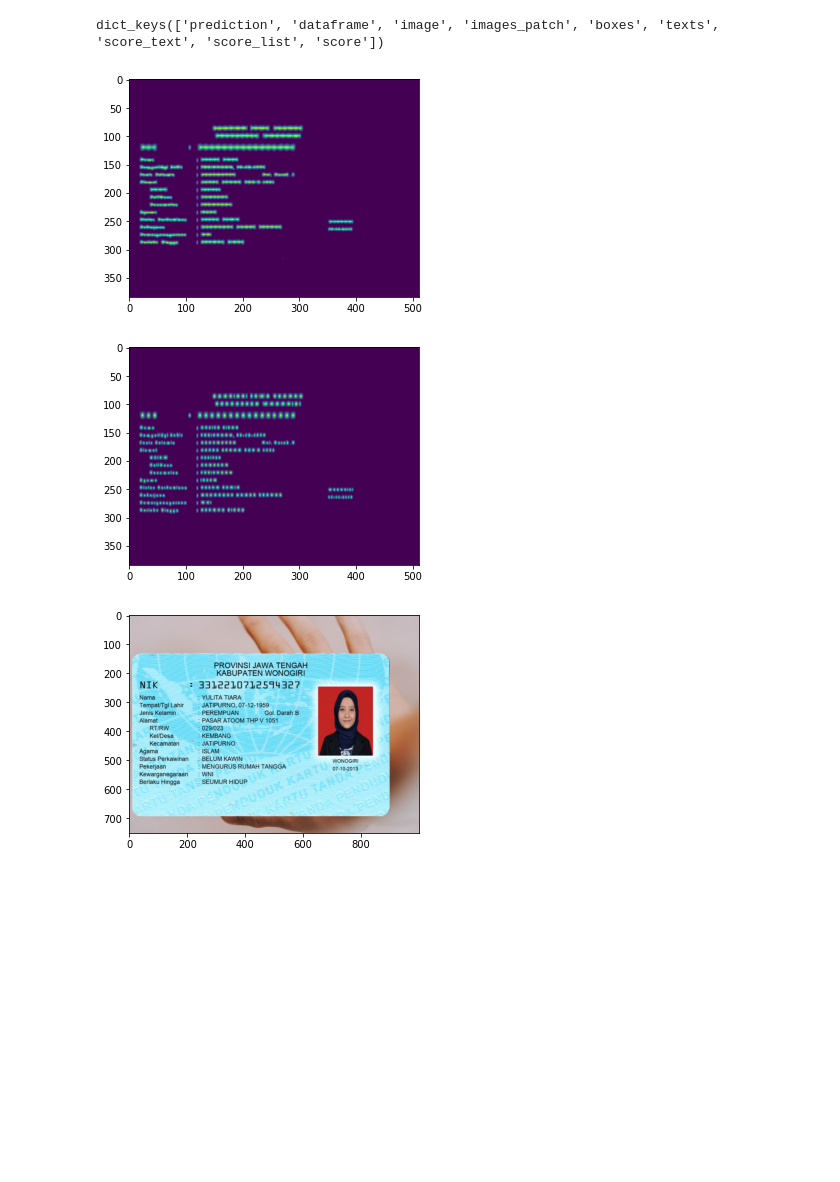
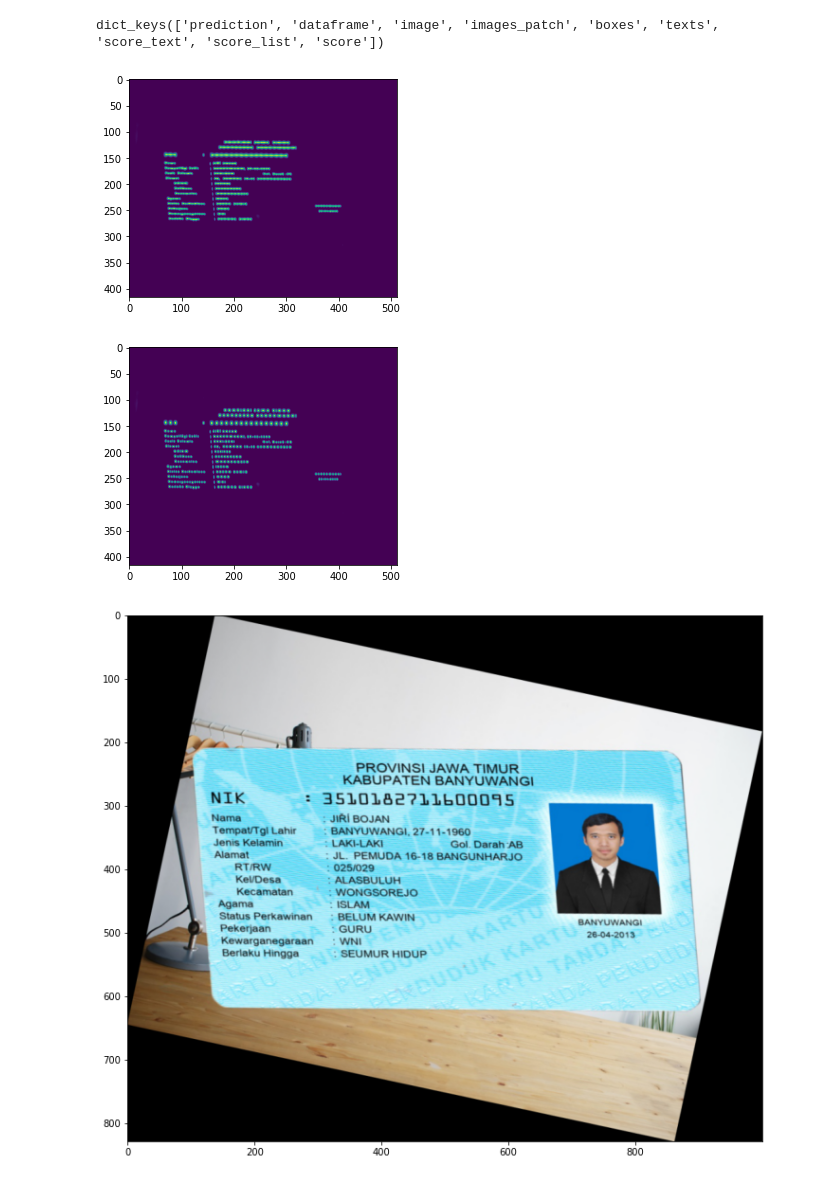
Before and after one commit to nunenuh/iqradre, a Jupyter notebook: notebook/IDCard.ipynb, the cells around one changed output. Drawn from its saved outputs; the diff is of its cells as text; code cells hidden in the pictures; blank space fills up the shorter version.

```diff
--- a/notebook/IDCard.ipynb
+++ b/notebook/IDCard.ipynb
@@ -14,6 +14,7 @@ import imutils
 # %%
 %%time
 config = {
+    'segmentor': f'../weights/segment/unet_sfeat32.pth',
     'detector': f'../weights/detect/craft_ktp_ohem.pth.tar',
     'recognitor': f'../weights/recog/ocrnet_pretrained_ktp.pth',
     'extractor': f'../weights/extract/layoutlm_v2.pth',
@@ -34,6 +35,6 @@ Wall time: 13.4 s
 # %%
 %%time
-# impath = 'images/testktp/test_ktp1.jpg'
-impath = '/data/idcard/combined/1606753021/100387_image.jpg'
+# impath = 'images/testktp/201809051058-1_4.jpeg'
+impath = '/data/idcard/combined/sampled/14907_image.jpg'
 pred_data = idcard.predict(impath)
 # %% [output]
@@ -46,15 +47,16 @@ dict_keys(['prediction', 'dataframe', 'image', 'images_patch', 'boxes', 'texts',
 # %%
 plt.imshow(pred_data['score']);plt.show()
 # %% [output]
-[figure, old version]
+[figure, new version]
 # %%
 plt.imshow(pred_data['score_text']);plt.show()
 # %% [output]
-[figure, old version]
+[figure, new version]
 # %%
+plt.figure(figsize=(12,12))
 plt.imshow(pred_data['image']);plt.show()
 # %% [output]
-[figure, old version]
+[figure, new version]
 # %%
 pred_data['prediction']
 # %% [output]
```
Also changed, not shown: parts of 6 cells of this notebook, 23 other files.
